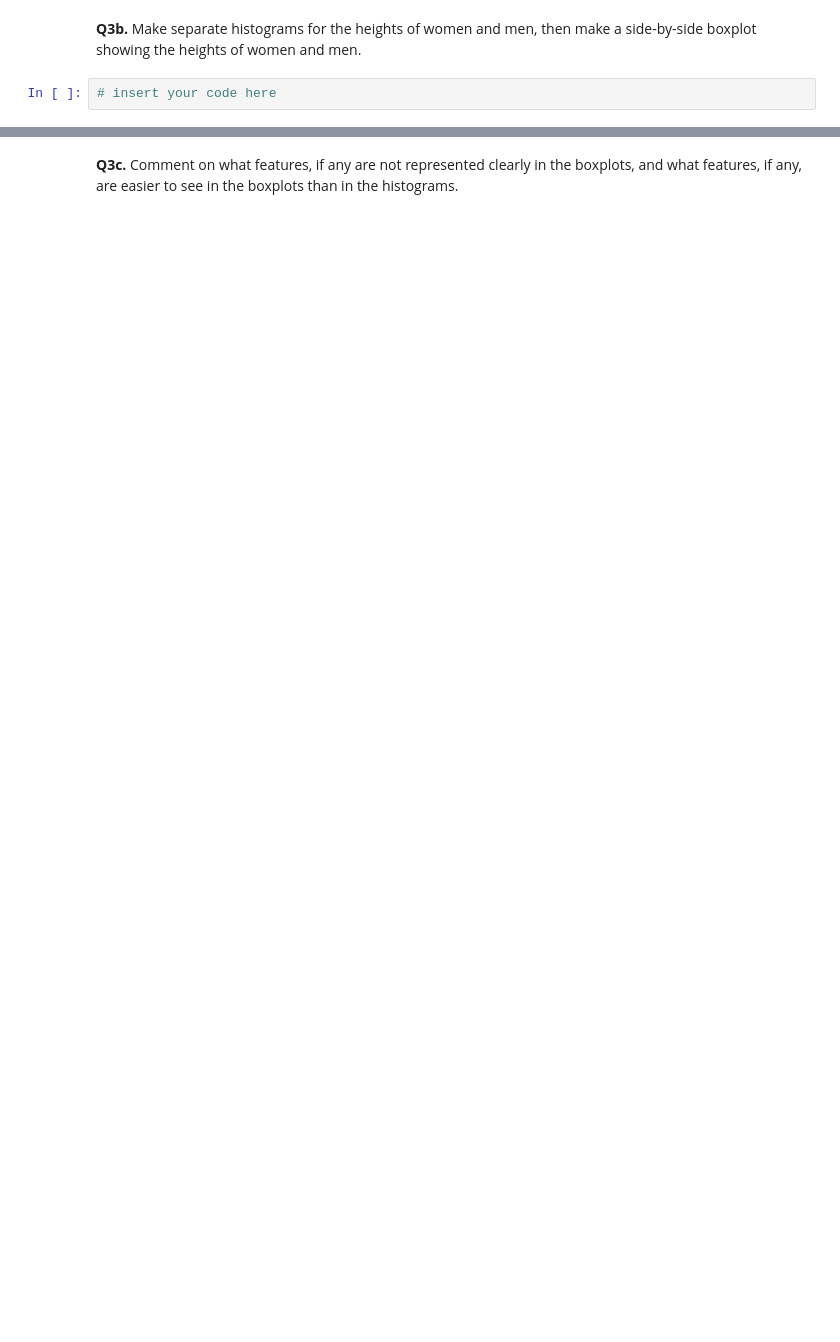
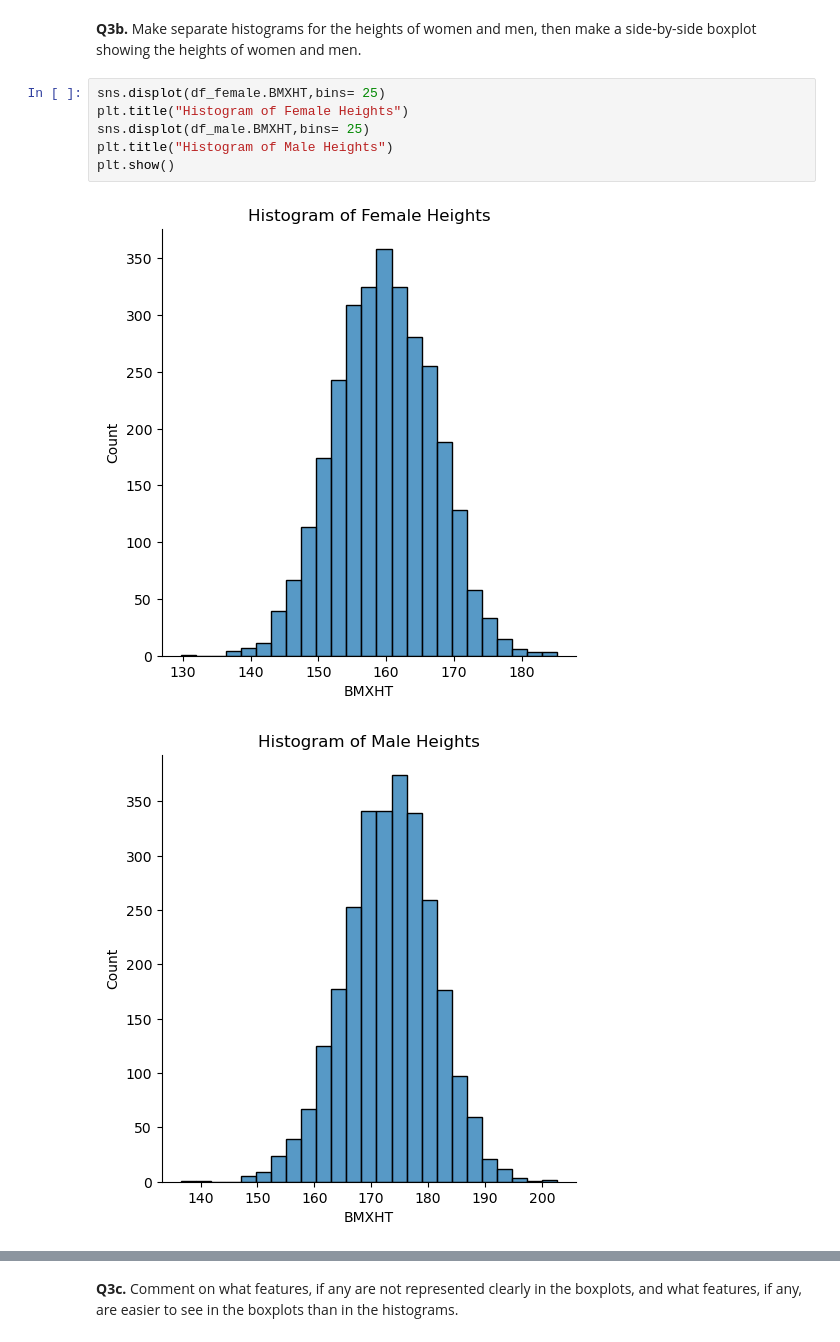
Before and after one commit to elsayedg/Statistics-with-Python-Specialization, a Jupyter notebook: 1_Understanding and Visualizing Data with Python/WEEK 2 - UNIVARIATE DATA/4- nhanes_univariate_practice.ipynb, the cells around one changed output, grey strips where cells are left out. Drawn from its saved outputs; the diff is of its cells as text; blank space fills up the shorter version.

```diff
--- a/1_Understanding and Visualizing Data with Python/WEEK 2 - UNIVARIATE DATA/4- nhanes_univariate_practice.ipynb
+++ b/1_Understanding and Visualizing Data with Python/WEEK 2 - UNIVARIATE DATA/4- nhanes_univariate_practice.ipynb
@@ -237,4 +224,11 @@ __Q3a.__ Use the `bins` argument to [distplot](https://seaborn.pydata.org/genera
 # %% [markdown]
 __Q3b.__ Make separate histograms for the heights of women and men, then make a side-by-side boxplot showing the heights of women and men.
-# %%
-# insert your code here
+# %%
+sns.displot(df_female.BMXHT,bins= 25)
+plt.title("Histogram of Female Heights")
+sns.displot(df_male.BMXHT,bins= 25)
+plt.title("Histogram of Male Heights")
+plt.show()
+# %% [output]
+[figure, added]
+[figure, added]
```
Also changed, not shown: parts of 15 cells of this notebook, 1 other file.
